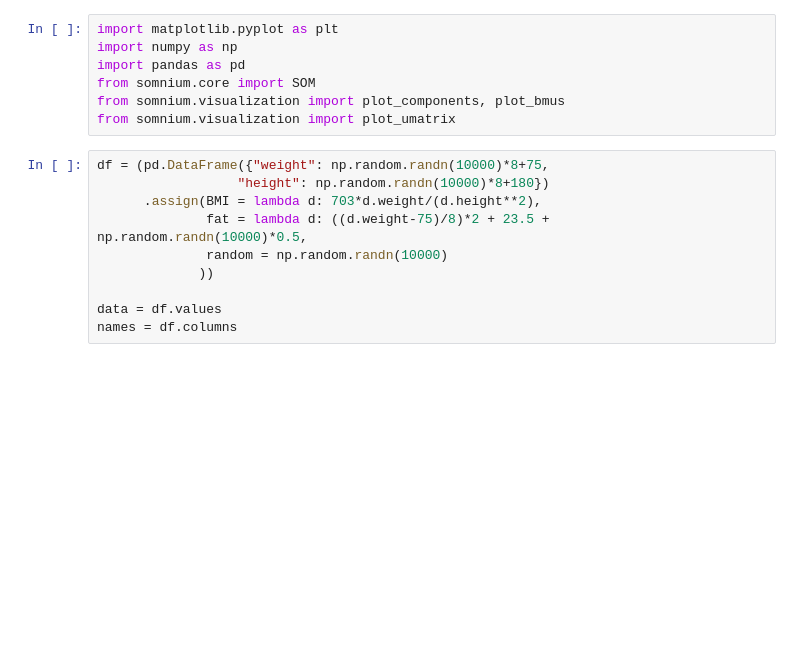
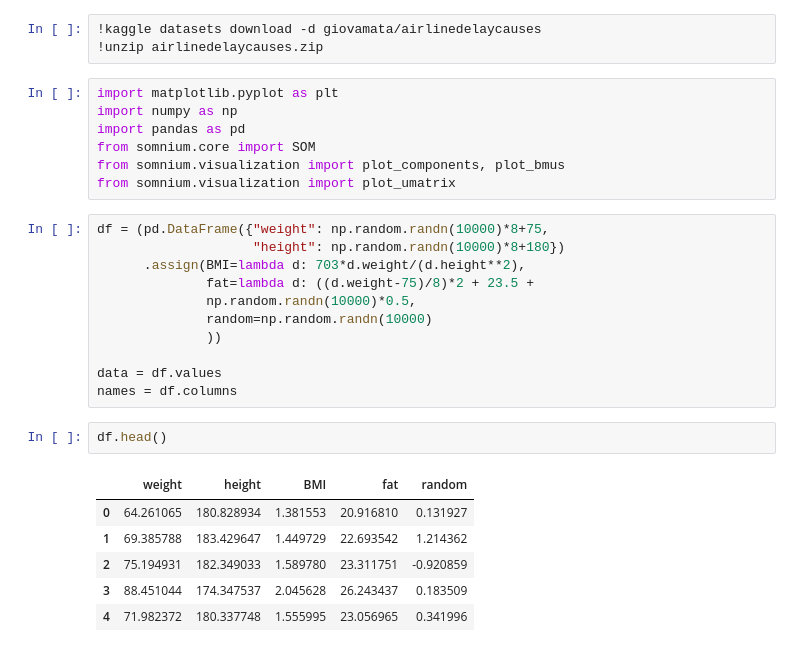
Before and after one commit to ivallesp/somnium, a Jupyter notebook: examples/toy_dataset.ipynb, the cells around one changed output. Saved outputs shown, nothing was run; the diff lists cells and outputs as text; blank space fills up the shorter version.

```diff
--- a/examples/toy_dataset.ipynb
+++ b/examples/toy_dataset.ipynb
@@ -8,3 +3,6 @@
+# %%
+!kaggle datasets download -d giovamata/airlinedelaycauses
+!unzip airlinedelaycauses.zip
 # %%
 import matplotlib.pyplot as plt
 import numpy as np
@@ -14,12 +12,22 @@ from somnium.visualization import plot_components, plot_bmus
 from somnium.visualization import plot_umatrix
 # %%
 df = (pd.DataFrame({"weight": np.random.randn(10000)*8+75,
-                  "height": np.random.randn(10000)*8+180})
-      .assign(BMI = lambda d: 703*d.weight/(d.height**2),
-              fat = lambda d: ((d.weight-75)/8)*2 + 23.5 + np.random.randn(10000)*0.5,
-              random = np.random.randn(10000)
-             ))
+                    "height": np.random.randn(10000)*8+180})
+      .assign(BMI=lambda d: 703*d.weight/(d.height**2),
+              fat=lambda d: ((d.weight-75)/8)*2 + 23.5 +
+              np.random.randn(10000)*0.5,
+              random=np.random.randn(10000)
+              ))
 
 data = df.values
 names = df.columns
+# %%
+df.head()
+# %% [output]
+|  | weight | height | BMI | fat | random |
+| 0 | 64.261065 | 180.828934 | 1.381553 | 20.916810 | 0.131927 |
+| 1 | 69.385788 | 183.429647 | 1.449729 | 22.693542 | 1.214362 |
+| 2 | 75.194931 | 182.349033 | 1.589780 | 23.311751 | -0.920859 |
+| 3 | 88.451044 | 174.347537 | 2.045628 | 26.243437 | 0.183509 |
+| 4 | 71.982372 | 180.337748 | 1.555995 | 23.056965 | 0.341996 |
 # %%
```
Also changed, not shown: parts of 11 cells of this notebook, 1 other file.
